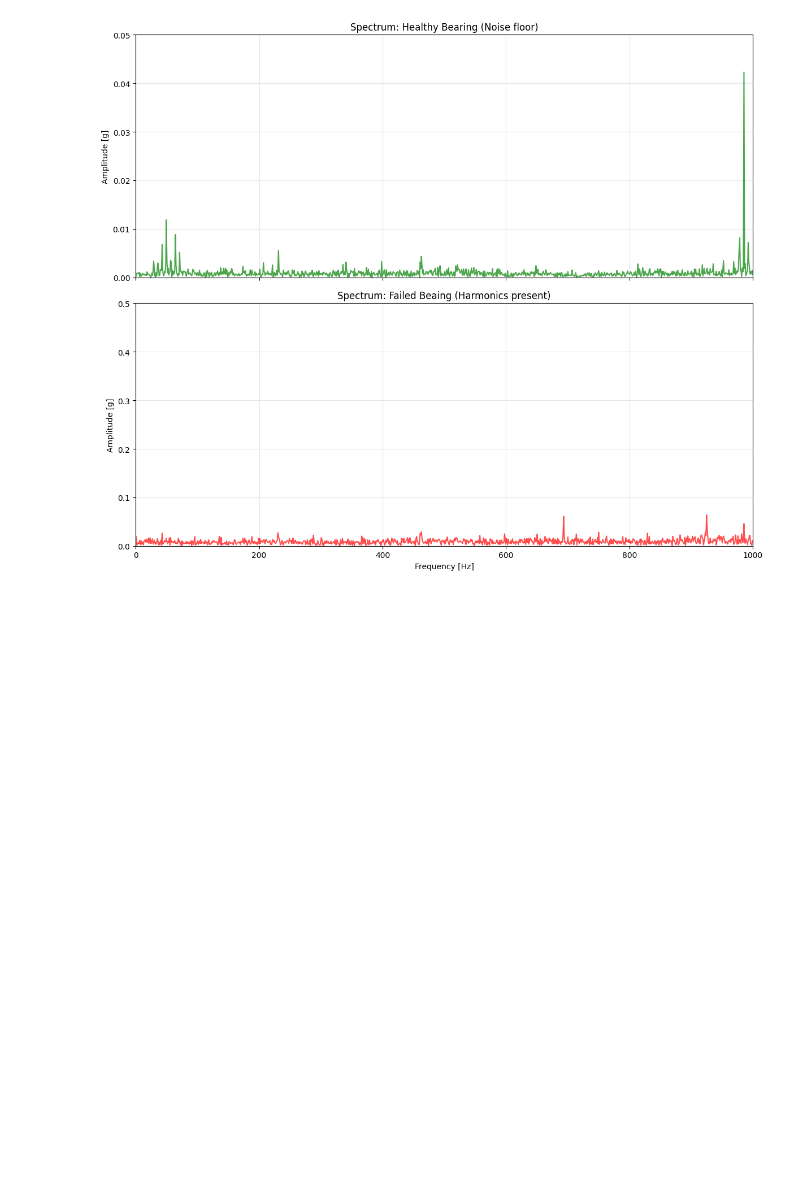
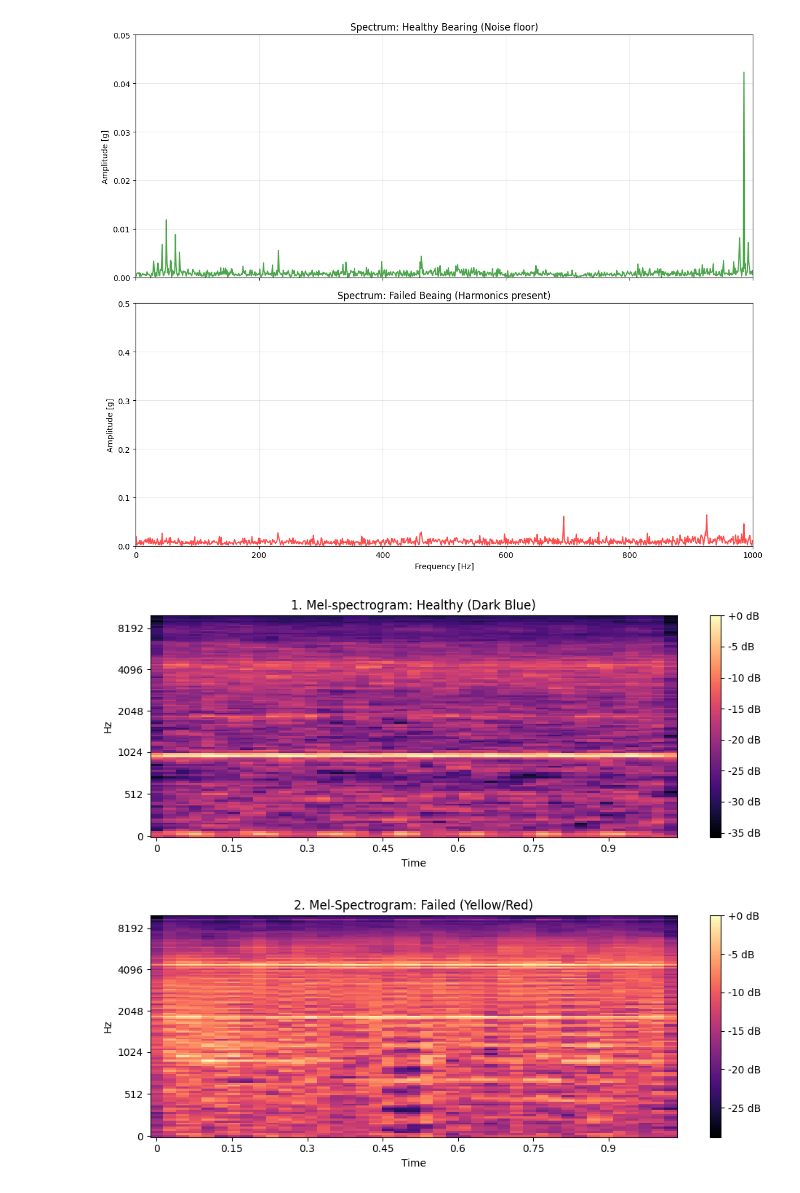
Before and after one commit to kwerulik/EchoGuard, a Jupyter notebook: notebooks/inspect_data.ipynb, the cells around one changed output. Saved outputs shown, nothing was run; the diff lists cells and outputs as text; code cells hidden in the pictures; blank space fills up the shorter version.

Commit message:
melspectrogram

```diff
--- a/notebooks/inspect_data.ipynb
+++ b/notebooks/inspect_data.ipynb
@@ -108,3 +108,27 @@ plt.tight_layout()
 plt.show()
 # %% [output]
 [figure]
+# %%
+import librosa
+import librosa.display
+
+def plot_melspectrogram(df, title):
+  signal = df['Bearing_1'].values
+  sr = 20000
+
+  melspec = librosa.feature.melspectrogram(y=signal, sr=sr, n_mels=128, fmax=10000)
+  melspec_db = librosa.power_to_db(melspec, ref=np.max)
+
+  plt.figure(figsize=(10, 4))
+  librosa.display.specshow(melspec_db, sr=sr, x_axis='time', y_axis='mel', fmax=10000)
+  plt.colorbar(format='%+2.0f dB')
+  plt.title(title)
+  plt.tight_layout()
+  plt.show()
+
+
+plot_melspectrogram(df_healthy, '1. Mel-spectrogram: Healthy (Dark Blue)')
+plot_melspectrogram(df_failure, '2. Mel-Spectrogram: Failed (Yellow/Red)')
+# %% [output]
+[figure, added]
+[figure, added]
```
